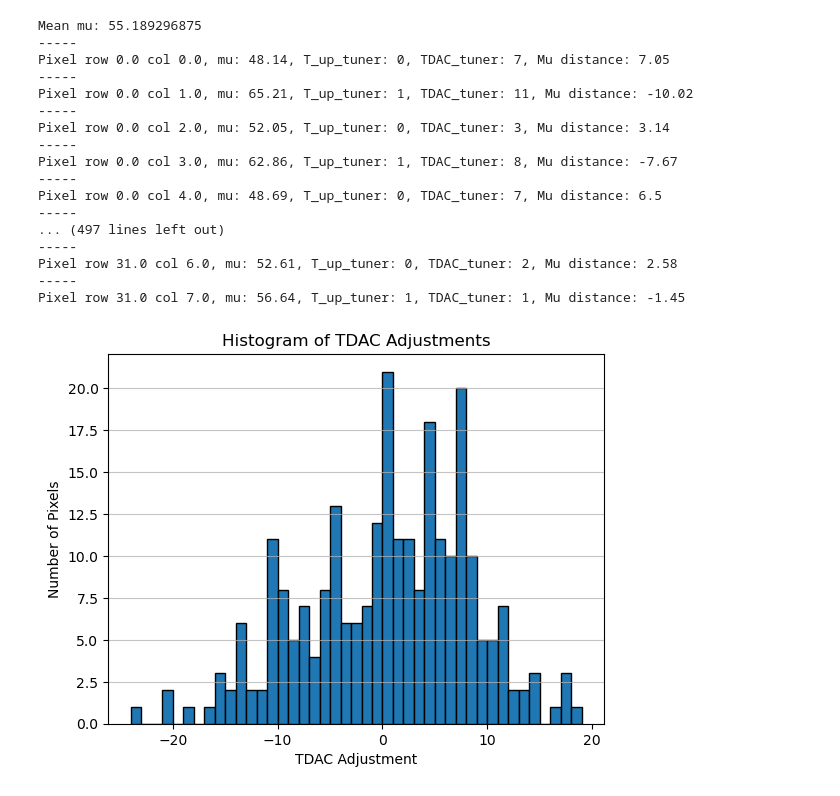
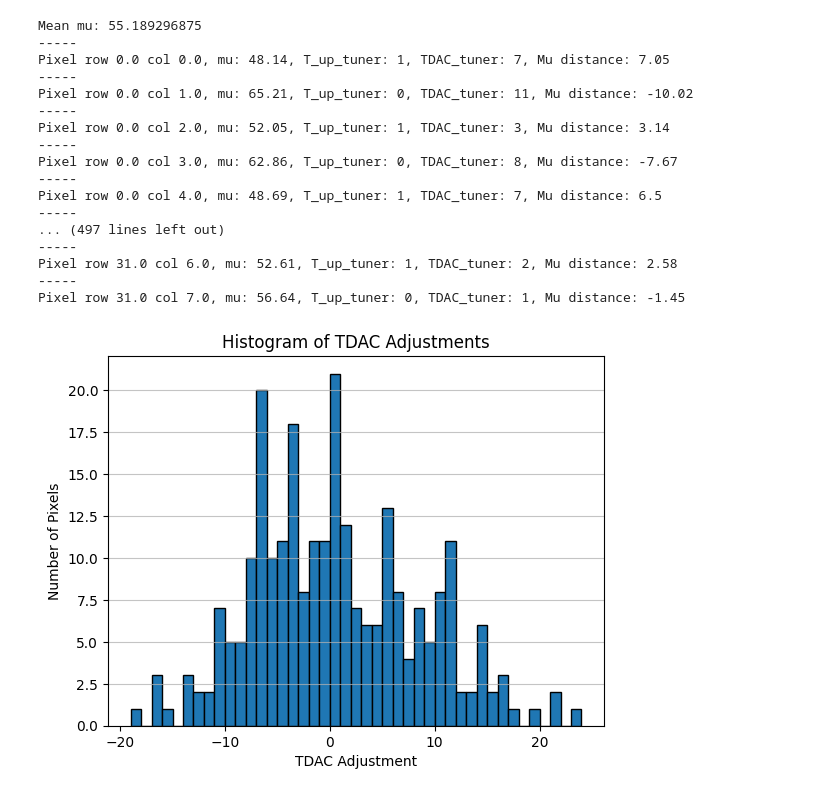
Before and after one commit to agalliani/falaphel3-daq, a Jupyter notebook: script_analisi/DAC-data-analyzer/tuner.ipynb, the cells around one changed output. Saved outputs shown, nothing was run; the diff lists cells and outputs as text; code cells hidden in the pictures.

```diff
--- a/script_analisi/DAC-data-analyzer/tuner.ipynb
+++ b/script_analisi/DAC-data-analyzer/tuner.ipynb
@@ -17,7 +17,7 @@ def mu_to_tdac(mu):
 def tune(target_mu, pixel_mu):
     tup=0
     mu_distance = round(target_mu - pixel_mu,2)
-    tdac_adjustment = int(-mu_distance / 0.90)
+    tdac_adjustment = int(mu_distance / 0.90)
 
     if tdac_adjustment > 0:
         tup = 1
@@ -36,41 +36,41 @@ print(f"Mean mu: {mean_mu}")
 # per ogni pixel del file calcola il tdac adjustment per portare la mu alla media
 tdac_codes_tuned = []
 for index, row in verify_df.iterrows():
     pixel_mu = row['mu']
     t_up_tuner, tdac_tuner, mu_distance = tune(mean_mu, pixel_mu)
     tdac_codes_tuned.append((int(row["row"]), int(row["col"]), t_up_tuner, tdac_tuner))
     print("-----")
     print(f"Pixel row {row['row']} col {row['col']}, mu: {pixel_mu}, T_up_tuner: {t_up_tuner}, TDAC_tuner: {tdac_tuner}, Mu distance: {mu_distance}")
 
 # plot istogramma degli aggiustamenti TDAC e tup, considerando tdac_negativo se associato a tup=1
 import matplotlib.pyplot as plt
 # tdac_codes_tuned contiene tuple (row, col, tup, tdac) — decomponiamo correttamente
 tdac_adjustments = [tdac if tup == 0 else -tdac for (_, _, tup, tdac) in tdac_codes_tuned]
 plt.hist(tdac_adjustments, bins=range(min(tdac_adjustments), max(tdac_adjustments) + 1, 1), edgecolor='black')
 plt.title("Histogram of TDAC Adjustments")
 plt.xlabel("TDAC Adjustment")
 plt.ylabel("Number of Pixels")
 plt.grid(axis='y', alpha=0.75)
 plt.show()
 # %% [output]
 Mean mu: 55.189296875
 -----
-Pixel row 0.0 col 0.0, mu: 48.14, T_up_tuner: 0, TDAC_tuner: 7, Mu distance: 7.05
+Pixel row 0.0 col 0.0, mu: 48.14, T_up_tuner: 1, TDAC_tuner: 7, Mu distance: 7.05
 -----
-Pixel row 0.0 col 1.0, mu: 65.21, T_up_tuner: 1, TDAC_tuner: 11, Mu distance: -10.02
+Pixel row 0.0 col 1.0, mu: 65.21, T_up_tuner: 0, TDAC_tuner: 11, Mu distance: -10.02
 -----
-Pixel row 0.0 col 2.0, mu: 52.05, T_up_tuner: 0, TDAC_tuner: 3, Mu distance: 3.14
+Pixel row 0.0 col 2.0, mu: 52.05, T_up_tuner: 1, TDAC_tuner: 3, Mu distance: 3.14
 -----
-Pixel row 0.0 col 3.0, mu: 62.86, T_up_tuner: 1, TDAC_tuner: 8, Mu distance: -7.67
+Pixel row 0.0 col 3.0, mu: 62.86, T_up_tuner: 0, TDAC_tuner: 8, Mu distance: -7.67
 -----
-Pixel row 0.0 col 4.0, mu: 48.69, T_up_tuner: 0, TDAC_tuner: 7, Mu distance: 6.5
+Pixel row 0.0 col 4.0, mu: 48.69, T_up_tuner: 1, TDAC_tuner: 7, Mu distance: 6.5
 -----
 ... (497 lines left out)
 -----
-Pixel row 31.0 col 6.0, mu: 52.61, T_up_tuner: 0, TDAC_tuner: 2, Mu distance: 2.58
+Pixel row 31.0 col 6.0, mu: 52.61, T_up_tuner: 1, TDAC_tuner: 2, Mu distance: 2.58
 -----
-Pixel row 31.0 col 7.0, mu: 56.64, T_up_tuner: 1, TDAC_tuner: 1, Mu distance: -1.45
+Pixel row 31.0 col 7.0, mu: 56.64, T_up_tuner: 0, TDAC_tuner: 1, Mu distance: -1.45
-[figure, old version]
+[figure, new version]
 # %%
 # crea un file tsv con le colonne: pixel_index, t_up_tuner, tdac_tuner
 with open("tdac_tuning_results.tsv", "w") as f:
```
Also changed, not shown: 12 other files.
